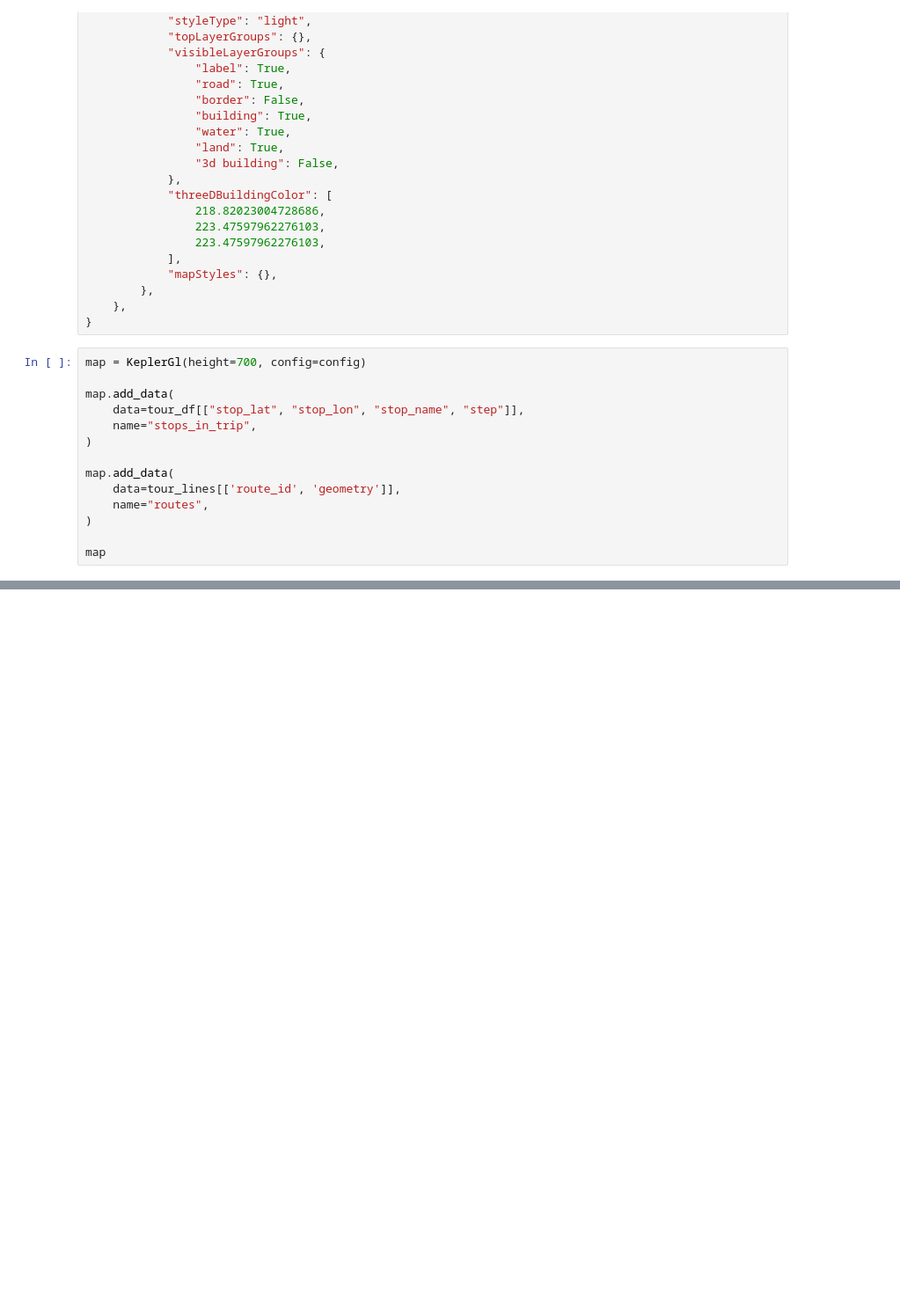
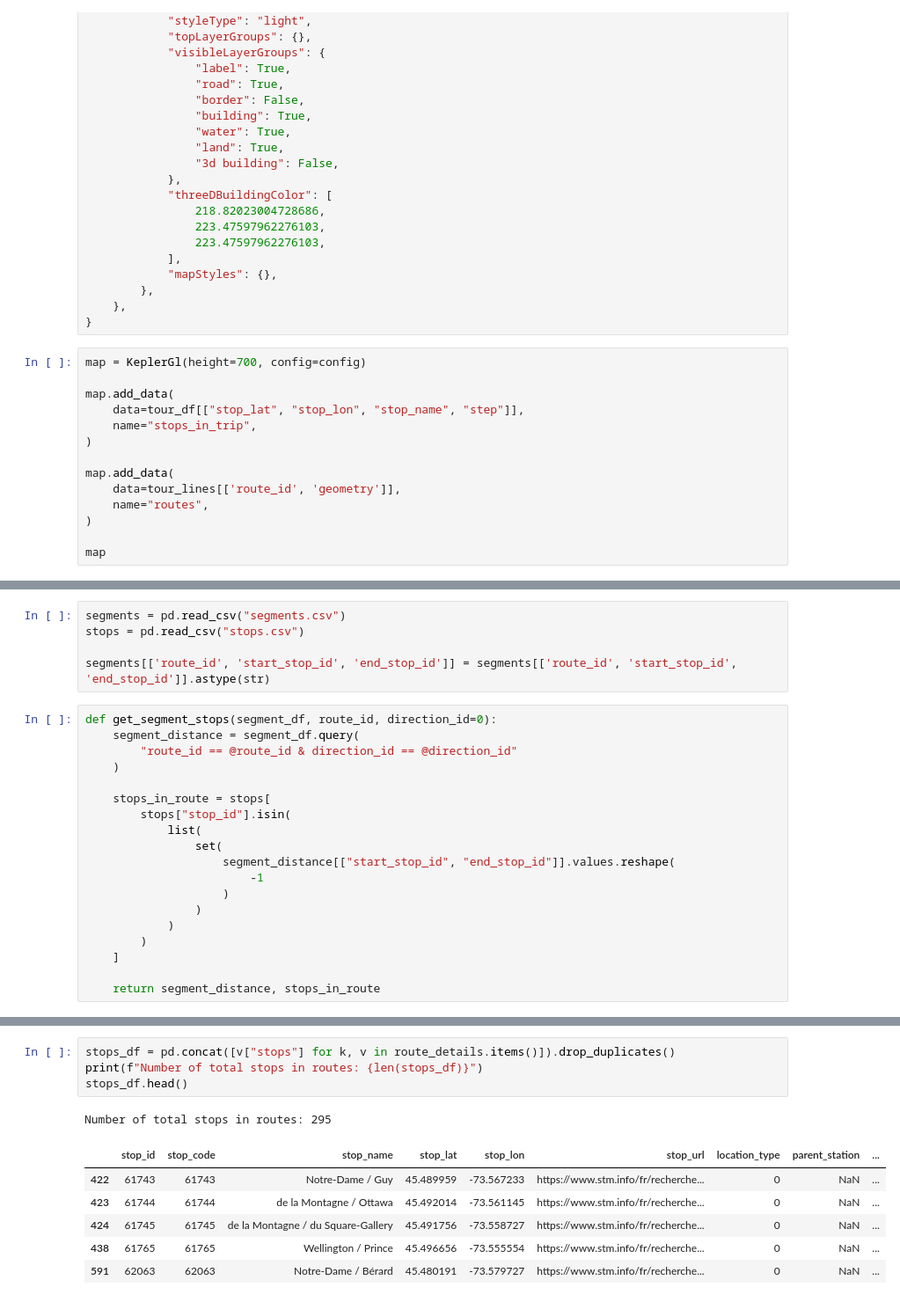
Before and after one commit to lakshyaag/Route-Optimization-STM, a Jupyter notebook: optimize.ipynb, the cells around one changed output, grey strips where cells are left out. Shown at 88% size. Saved outputs shown, nothing was run; the diff lists cells and outputs as text; blank space fills up the shorter version.

```diff
--- a/optimize.ipynb
+++ b/optimize.ipynb
@@ -428,0 +435,24 @@ map
+# %%
+segments = pd.read_csv("segments.csv")
+stops = pd.read_csv("stops.csv")
+
+segments[['route_id', 'start_stop_id', 'end_stop_id']] = segments[['route_id', 'start_stop_id', 'end_stop_id']].astype(str)
+# %%
+def get_segment_stops(segment_df, route_id, direction_id=0):
+    segment_distance = segment_df.query(
+        "route_id == @route_id & direction_id == @direction_id"
+    )
+
+    stops_in_route = stops[
+        stops["stop_id"].isin(
+            list(
+                set(
+                    segment_distance[["start_stop_id", "end_stop_id"]].values.reshape(
+                        -1
+                    )
+                )
+            )
+        )
+    ]
+
+    return segment_distance, stops_in_route
@@ -428,0 +471,12 @@ map
+# %%
+stops_df = pd.concat([v["stops"] for k, v in route_details.items()]).drop_duplicates()
+print(f"Number of total stops in routes: {len(stops_df)}")
+stops_df.head()
+# %% [output]
+Number of total stops in routes: 295
+|  | stop_id | stop_code | stop_name | stop_lat | stop_lon | stop_url | location_type | parent_station | ... |
+| 422 | 61743 | 61743 | Notre-Dame / Guy | 45.489959 | -73.567233 | https://www.stm.info/fr/recherche... | 0 | NaN | ... |
+| 423 | 61744 | 61744 | de la Montagne / Ottawa | 45.492014 | -73.561145 | https://www.stm.info/fr/recherche... | 0 | NaN | ... |
+| 424 | 61745 | 61745 | de la Montagne / du Square-Gallery | 45.491756 | -73.558727 | https://www.stm.info/fr/recherche... | 0 | NaN | ... |
+| 438 | 61765 | 61765 | Wellington / Prince | 45.496656 | -73.555554 | https://www.stm.info/fr/recherche... | 0 | NaN | ... |
+| 591 | 62063 | 62063 | Notre-Dame / Bérard | 45.480191 | -73.579727 | https://www.stm.info/fr/recherche... | 0 | NaN | ... |
```
Also changed, not shown: parts of 26 cells of this notebook, 3 other files.
